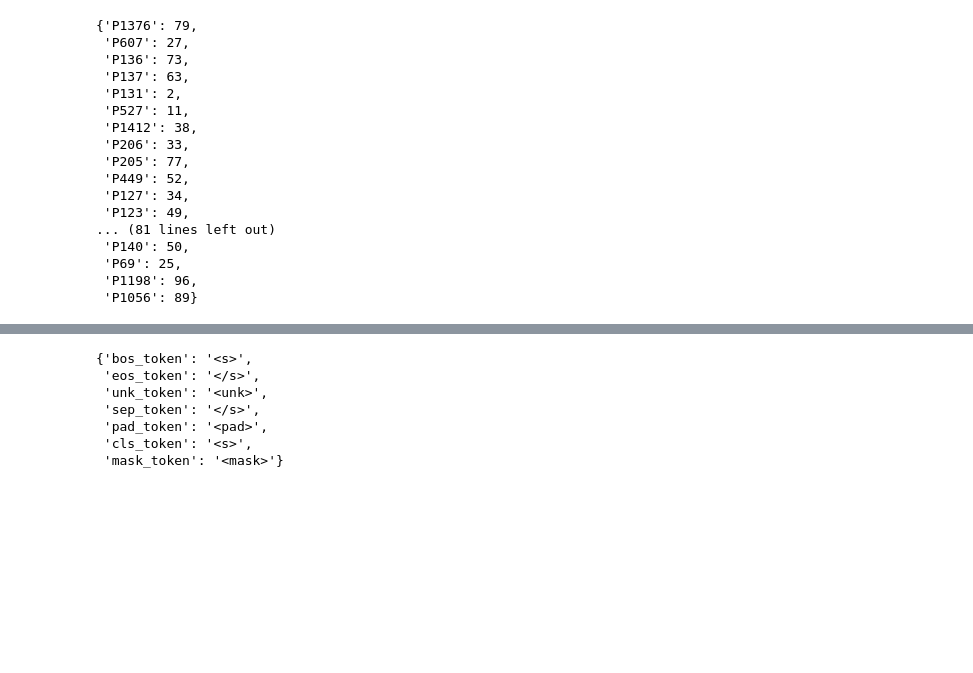
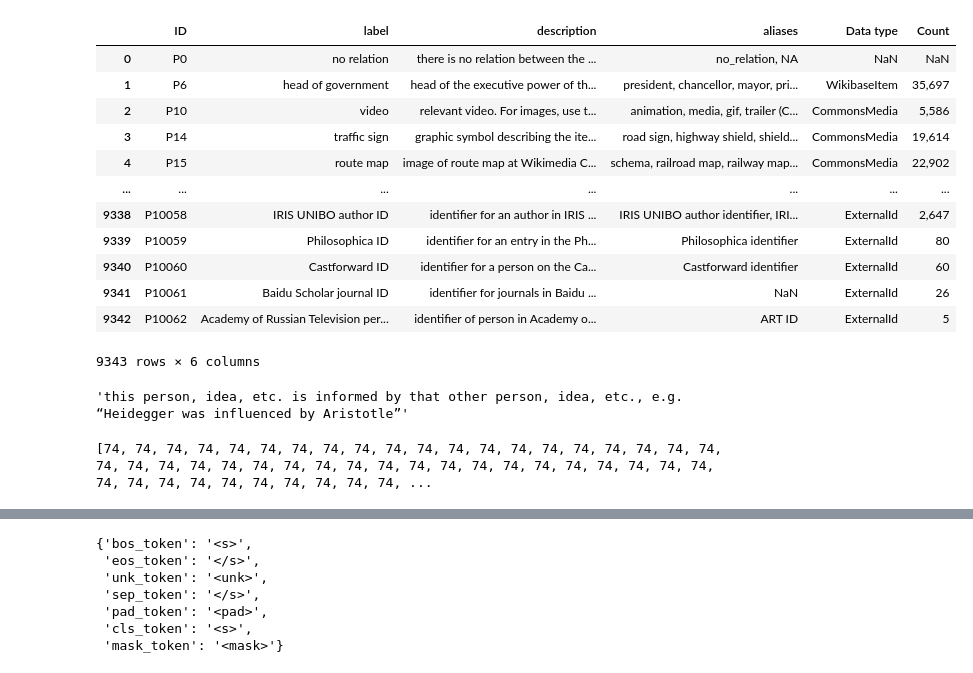
Before and after one commit to wzhouad/ATLOP, a Jupyter notebook: mytest.ipynb, the cells around one changed output, grey strips where cells are left out. Drawn from its saved outputs; the diff is of its cells as text; code cells hidden in the pictures; blank space fills up the shorter version.

```diff
--- a/mytest.ipynb
+++ b/mytest.ipynb
@@ -10,20 +0,0 @@ docred_rel2id = json.load(open('meta/rel2id.json', 'r'))
-# %%
-docred_rel2id
-# %% [output]
-{'P1376': 79,
- 'P607': 27,
- 'P136': 73,
- 'P137': 63,
- 'P131': 2,
- 'P527': 11,
- 'P1412': 38,
- 'P206': 33,
- 'P205': 77,
- 'P449': 52,
- 'P127': 34,
- 'P123': 49,
-... (81 lines left out)
- 'P140': 50,
- 'P69': 25,
- 'P1198': 96,
- 'P1056': 89}
@@ -29,0 +11,31 @@ docred_rel2id
+# %%
+import ujson as json
+import pandas as pd
+from transformers import AutoTokenizer
+with open("dataset/docred/rel_info.json", "r") as f:
+	rel2name = json.load(f)
+with open("meta/rel2id.json", "r") as f:
+    rel2id = json.load(f)
+with open("dataset/docred/relation_sents.json", "r") as f:
+    name2example = json.load(f)
+
+rel2description = {}
+df = pd.read_csv("dataset/docred/wikidata-properties.csv", encoding="utf-8")
+for index, row in df.iterrows():
+    rel2description[row["ID"]] = row["description"]
+# %%
+df
+# %% [output]
+|  | ID | label | description | aliases | Data type | Count |
+| 0 | P0 | no relation | there is no relation between the ... | no_relation, NA | NaN | NaN |
+| 1 | P6 | head of government | head of the executive power of th... | president, chancellor, mayor, pri... | WikibaseItem | 35,697 |
+| 2 | P10 | video | relevant video. For images, use t... | animation, media, gif, trailer (C... | CommonsMedia | 5,586 |
+| 3 | P14 | traffic sign | graphic symbol describing the ite... | road sign, highway shield, shield... | CommonsMedia | 19,614 |
+| 4 | P15 | route map | image of route map at Wikimedia C... | schema, railroad map, railway map... | CommonsMedia | 22,902 |
+| ... | ... | ... | ... | ... | ... | ... |
+| 9338 | P10058 | IRIS UNIBO author ID | identifier for an author in IRIS ... | IRIS UNIBO author identifier, IRI... | ExternalId | 2,647 |
+| 9339 | P10059 | Philosophica ID | identifier for an entry in the Ph... | Philosophica identifier | ExternalId | 80 |
+| 9340 | P10060 | Castforward ID | identifier for a person on the Ca... | Castforward identifier | ExternalId | 60 |
+| 9341 | P10061 | Baidu Scholar journal ID | identifier for journals in Baidu ... | NaN | ExternalId | 26 |
+| 9342 | P10062 | Academy of Russian Television per... | identifier of person in Academy o... | ART ID | ExternalId | 5 |
+9343 rows × 6 columns
@@ -29,0 +51,4 @@ docred_rel2id
+# %%
+df.loc[93]["description"]
+# %% [output]
+'this person, idea, etc. is informed by that other person, idea, etc., e.g. “Heidegger was influenced by Aristotle”'
@@ -29,0 +64,4 @@ docred_rel2id
+# %%
+print([len(d) for d in input_mask])
+# %% [output]
+[74, 74, 74, 74, 74, 74, 74, 74, 74, 74, 74, 74, 74, 74, 74, 74, 74, 74, 74, 74, 74, 74, 74, 74, 74, 74, 74, 74, 74, 74, 74, 74, 74, 74, 74, 74, 74, 74, 74, 74, 74, 74, 74, 74, 74, 74, 74, 74, 74, 74, ...
```
Also changed, not shown: parts of 19 cells of this notebook, 5 other files.
